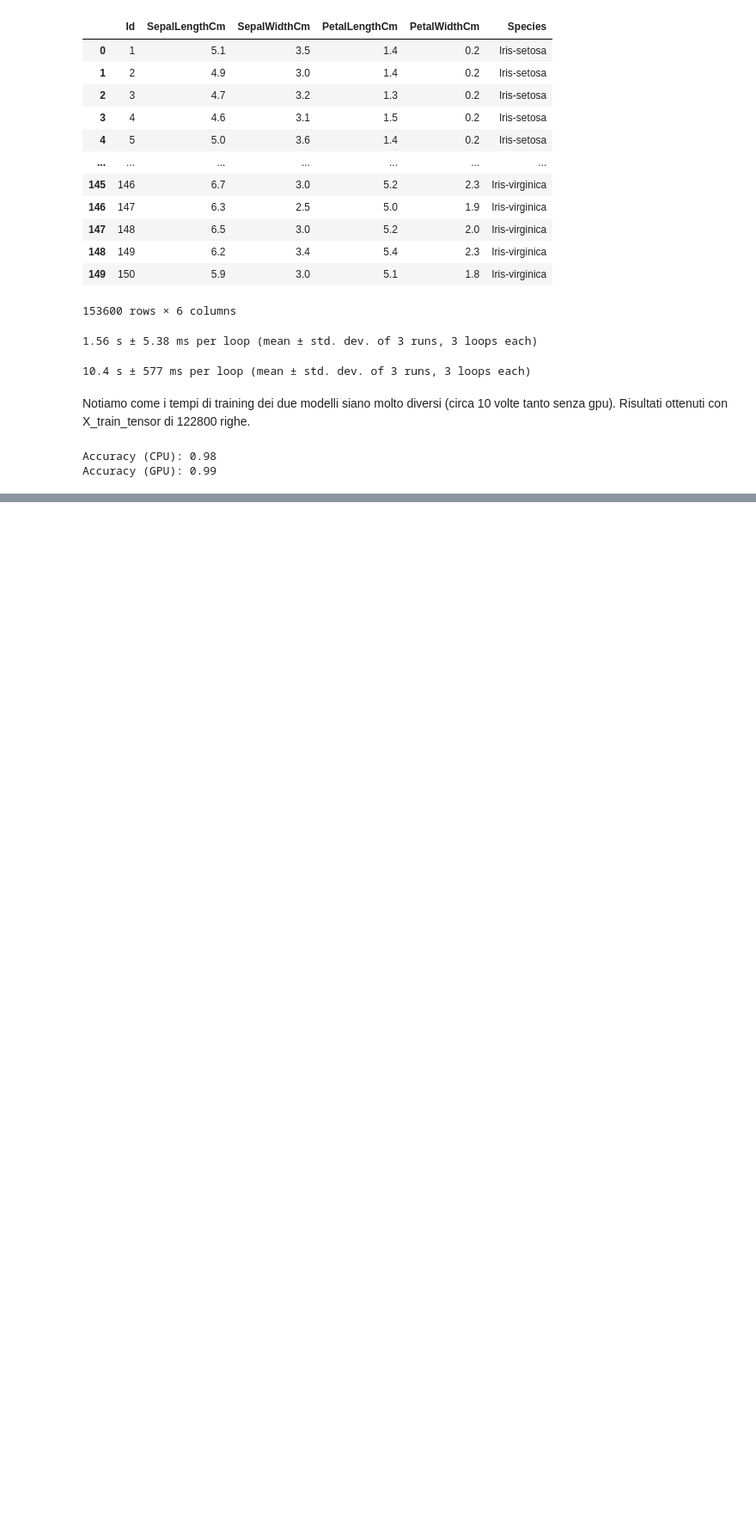
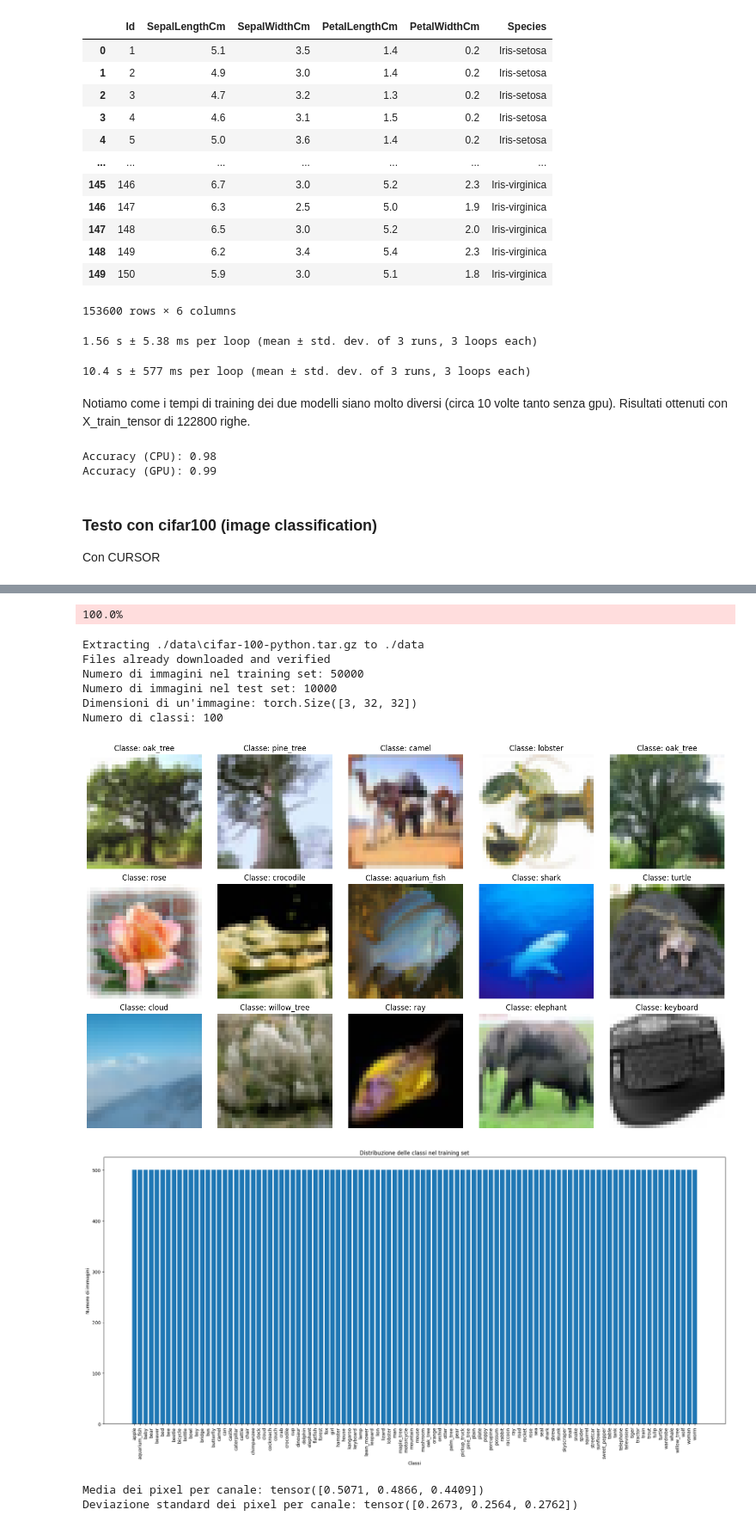
Before and after one commit to Voltagabbana/GPU, a Jupyter notebook: CUDA.ipynb, the cells around one changed output, grey strips where cells are left out. Shown: that part at 86% size. Saved outputs shown, nothing was run; the diff lists cells and outputs as text; code cells hidden in the pictures; blank space fills up the shorter version.

Commit message:
experiments with Cursor for testing the GPU boost

```diff
--- a/CUDA.ipynb
+++ b/CUDA.ipynb
@@ -169,0 +189,65 @@ predi
+# %% [markdown]
+### Testo con cifar100 (image classification)
+
+Con CURSOR
+# %%
+import torch
+import torchvision
+import torchvision.transforms as transforms
+import matplotlib.pyplot as plt
+import numpy as np
+
+# Carica il dataset CIFAR-100
+transform = transforms.Compose([transforms.ToTensor()])
+trainset = torchvision.datasets.CIFAR100(root='./data', train=True, download=True, transform=transform)
+testset = torchvision.datasets.CIFAR100(root='./data', train=False, download=True, transform=transform)
+
+print(f"Numero di immagini nel training set: {len(trainset)}")
+print(f"Numero di immagini nel test set: {len(testset)}")
+print(f"Dimensioni di un'immagine: {trainset[0][0].shape}")
+print(f"Numero di classi: {len(trainset.classes)}")
+
+# Visualizza alcune immagini casuali
+fig, axes = plt.subplots(3, 5, figsize=(15, 9))
+for i, ax in enumerate(axes.flat):
+    idx = np.random.randint(len(trainset))
+    img, label = trainset[idx]
+    ax.imshow(img.permute(1, 2, 0))  # Converti da CxHxW a HxWxC
+    ax.set_title(f"Classe: {trainset.classes[label]}")
+    ax.axis('off')
+plt.tight_layout()
+plt.show()
+
+# Conta il numero di immagini per ogni classe
+class_counts = {cls: 0 for cls in trainset.classes}
+for _, label in trainset:
+    class_counts[trainset.classes[label]] += 1
+
+# Visualizza la distribuzione delle classi
+plt.figure(figsize=(20, 10))
+plt.bar(class_counts.keys(), class_counts.values())
+plt.xticks(rotation=90)
+plt.title("Distribuzione delle classi nel training set")
+plt.xlabel("Classi")
+plt.ylabel("Numero di immagini")
+plt.tight_layout()
+plt.show()
+
+# Calcola e visualizza la media e la deviazione standard dei pixel
+all_images = torch.stack([img for img, _ in trainset])
+mean = all_images.mean(dim=[0, 2, 3])
+std = all_images.std(dim=[0, 2, 3])
+
+print(f"Media dei pixel per canale: {mean}")
+print(f"Deviazione standard dei pixel per canale: {std}")
+
+# Visualizza la distribuzione dei valori dei pixel
+plt.figure(figsize=(15, 5))
+for i, color in enumerate(['red', 'green', 'blue']):
+    plt.hist(all_images[:, i, :, :].numpy().flatten(), bins=50, alpha=0.5, color=color, label=color)
+plt.title("Distribuzione dei valori dei pixel")
+plt.xlabel("Valore del pixel")
+plt.ylabel("Frequenza")
+plt.legend()
+plt.show()
+# %% [output]
@@ -169,0 +255,11 @@ predi
+100.0%
+Extracting ./data\cifar-100-python.tar.gz to ./data
+Files already downloaded and verified
+Numero di immagini nel training set: 50000
+Numero di immagini nel test set: 10000
+Dimensioni di un'immagine: torch.Size([3, 32, 32])
+Numero di classi: 100
+[figure, added]
+[figure, added]
+Media dei pixel per canale: tensor([0.5071, 0.4866, 0.4409])
+Deviazione standard dei pixel per canale: tensor([0.2673, 0.2564, 0.2762])
```
Also changed, not shown: parts of 8 cells of this notebook, 2 other files.
